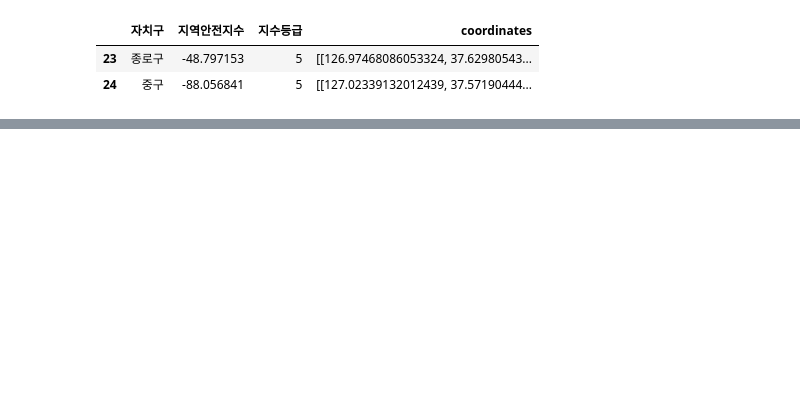
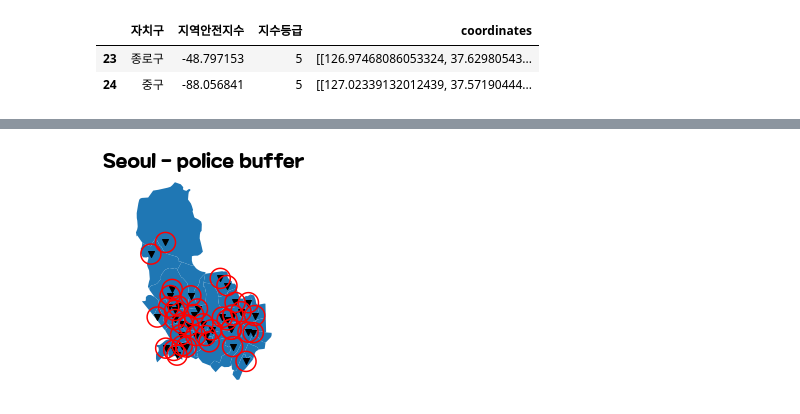
Before and after one commit to dlaghwls1104/ICU, a Jupyter notebook: 최종선정.ipynb, the cells around one changed output, grey strips where cells are left out. Saved outputs shown, nothing was run; the diff lists cells and outputs as text; code cells hidden in the pictures; blank space fills up the shorter version.

```diff
--- a/최종선정.ipynb
+++ b/최종선정.ipynb
@@ -419,3 +400,4 @@ import geopandas as gpd
 geo_data = 'data/older_seoul.geojson'
 df = gpd.read_file(geo_data)
 df.head()
+seoul_geometry = df
@@ -552,0 +816,5 @@ r.to_html("jongro_junggu.html")
+# %%
+gdf_exploded=seoul_geometry.explode()
+gdf_exploded=gdf_exploded[gdf_exploded['구'].isin(['종로구','중구'])]
+gdf_exploded = gdf_exploded.to_crs({'init':'epsg:5179'})
+gdf_exploded.head()
@@ -552,0 +828,8 @@ r.to_html("jongro_junggu.html")
+# %%
+police=pd.read_csv("data/서울파출소_지구대_좌표.csv")
+police=police[police['구명'].isin(['종로구','중구'])]
+police['geometry'] = police.apply(lambda row : Point([row['lng'], row['lat']]), axis=1)
+police = gpd.GeoDataFrame(police, geometry='geometry')
+police.crs = {'init':'epsg:4326'}
+police = police.to_crs({'init':'epsg:5179'})
+police
@@ -552,0 +854,12 @@ r.to_html("jongro_junggu.html")
+# %%
+buf_poly = gpd.GeoDataFrame({'geometry': police.buffer(500)}) #500m
+origin_ = gdf_exploded.groupby(['동']).apply(lambda x : x.area.sum())
+ax = gdf_exploded['geometry'].plot()
+police.plot(ax=ax, marker='v', color='black', label='police')
+buf_poly.boundary.plot(ax=ax, color='red')
+ax.set_title("Seoul - police buffer", fontsize=20)
+ax.set_axis_off()
+plt.show()
+#print(origin_)
+# %% [output]
+[figure, added]
```
Also changed, not shown: parts of 34 cells of this notebook.
